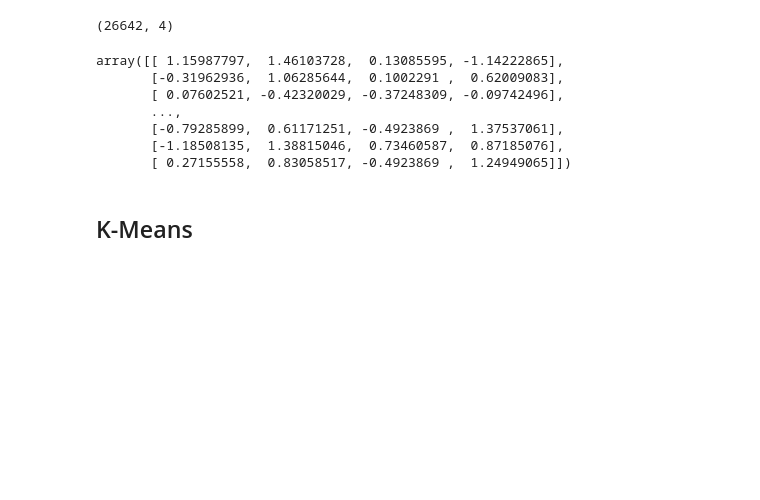
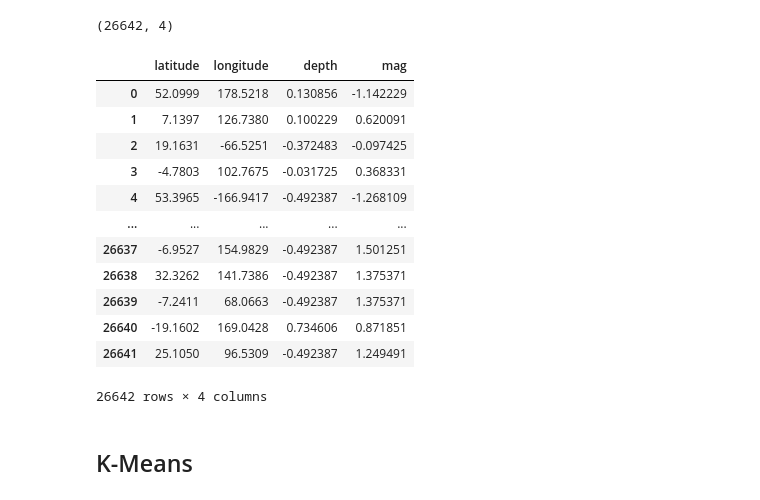
Before and after one commit to waiee/Earthquake_Prediction, a Jupyter notebook: kmeans.ipynb, the cells around one changed output. Saved outputs shown, nothing was run; the diff lists cells and outputs as text; code cells hidden in the pictures; blank space fills up the shorter version.

```diff
--- a/kmeans.ipynb
+++ b/kmeans.ipynb
@@ -49,13 +49,37 @@ X_train_norm = scaler.transform(newdf)
-# %%
-X_train_norm
-# %% [output]
-array([[ 1.15987797,  1.46103728,  0.13085595, -1.14222865],
-       [-0.31962936,  1.06285644,  0.1002291 ,  0.62009083],
-       [ 0.07602521, -0.42320029, -0.37248309, -0.09742496],
-       ...,
-       [-0.79285899,  0.61171251, -0.4923869 ,  1.37537061],
-       [-1.18508135,  1.38815046,  0.73460587,  0.87185076],
-       [ 0.27155558,  0.83058517, -0.4923869 ,  1.24949065]])
+# %%
+from sklearn.preprocessing import StandardScaler
+
+# Select only the columns you want to normalize
+columns_to_normalize = ['mag', 'depth']
+
+# Fit the scaler on the selected columns
+scaler = StandardScaler().fit(newdf[columns_to_normalize])
+
+# Transform the selected columns
+newdf_norm = newdf.copy()
+newdf_norm[columns_to_normalize] = scaler.transform(newdf[columns_to_normalize])
+
+# Combine with untouched columns
+for col in ['latitude', 'longitude']:
+    newdf_norm[col] = newdf[col]
+
+# Now newdf_normalized contains only 'magnitude' and 'depth' normalized
+# %%
+newdf_norm
+# %% [output]
+|  | latitude | longitude | depth | mag |
+| 0 | 52.0999 | 178.5218 | 0.130856 | -1.142229 |
+| 1 | 7.1397 | 126.7380 | 0.100229 | 0.620091 |
+| 2 | 19.1631 | -66.5251 | -0.372483 | -0.097425 |
+| 3 | -4.7803 | 102.7675 | -0.031725 | 0.368331 |
+| 4 | 53.3965 | -166.9417 | -0.492387 | -1.268109 |
+| ... | ... | ... | ... | ... |
+| 26637 | -6.9527 | 154.9829 | -0.492387 | 1.501251 |
+| 26638 | 32.3262 | 141.7386 | -0.492387 | 1.375371 |
+| 26639 | -7.2411 | 68.0663 | -0.492387 | 1.375371 |
+| 26640 | -19.1602 | 169.0428 | 0.734606 | 0.871851 |
+| 26641 | 25.1050 | 96.5309 | -0.492387 | 1.249491 |
+26642 rows × 4 columns
 # %% [markdown]
 ## K-Means
 # %% [markdown]
```
Also changed, not shown: parts of 1 cell of this notebook.
